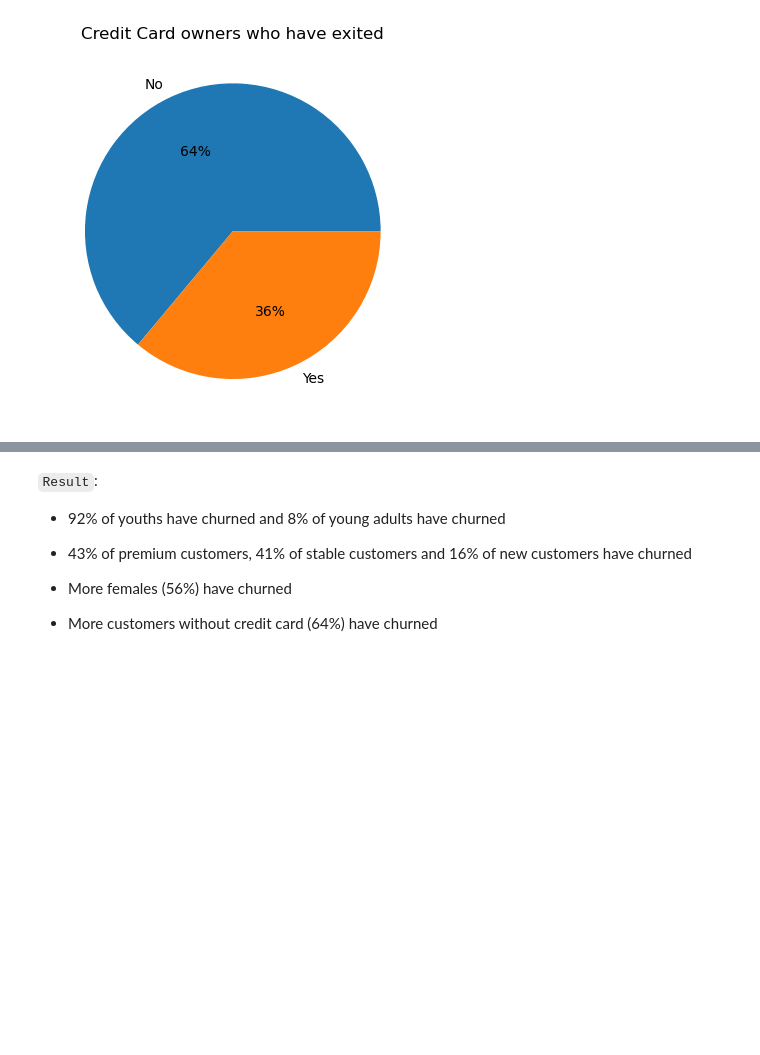
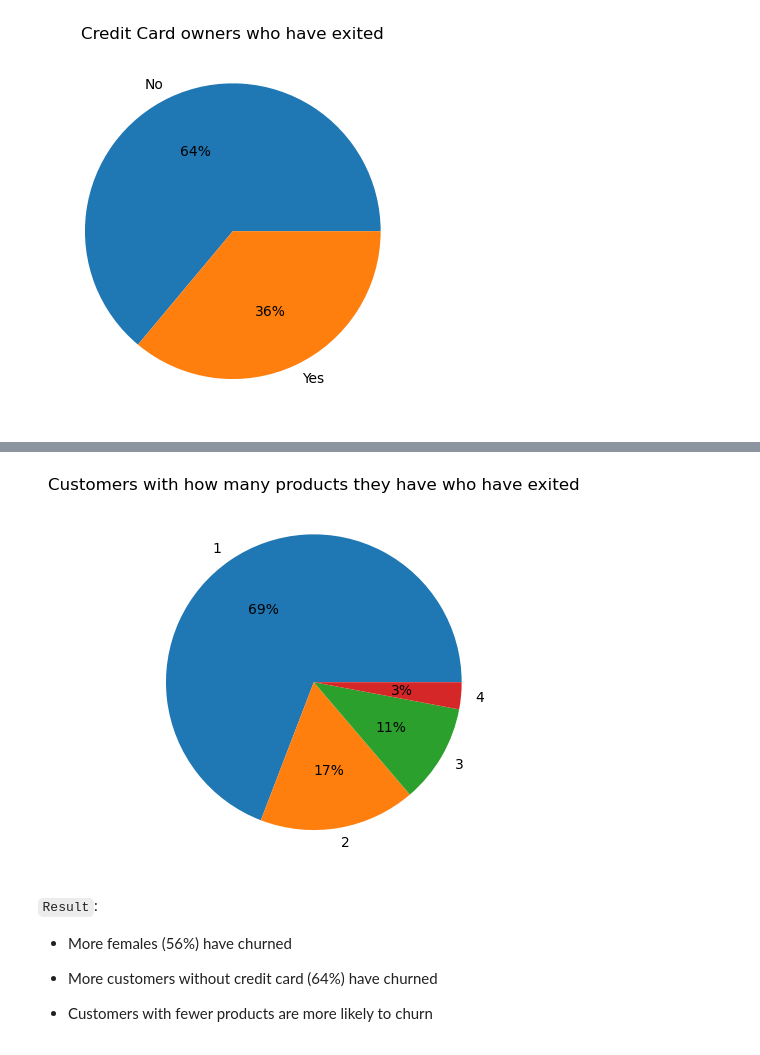
Before and after one commit to Abednego-py/ZinaPay-Bank-Customer-Analysis, a Jupyter notebook: Bank Customer Churn Data Analysis.ipynb, the cells around one changed output, grey strips where cells are left out. Saved outputs shown, nothing was run; the diff lists cells and outputs as text; code cells hidden in the pictures; blank space fills up the shorter version.

```diff
--- a/Bank Customer Churn Data Analysis.ipynb
+++ b/Bank Customer Churn Data Analysis.ipynb
@@ -1071,3 +1108,11 @@ result_cat
 plot_pie(result_cat.Exited_Count, result_cat['HasCrCard'], 'Credit Card owners who have exited')
 # %% [output]
 [figure]
+# %%
+# no of products
+
+
+result_cat = df.groupby(['NumOfProducts', 'Exited'], as_index=False)['Exited'].size().rename(columns={'size': 'Exited_Count'}).sort_values('Exited_Count', ascending=False)
+result_cat = result_cat[result_cat['Exited'] == 'Yes']
+
+result_cat
@@ -1074,10 +1125,12 @@ plot_pie(result_cat.Exited_Count, result_cat['HasCrCard'], 'Credit Card owners w
+# %%
+plot_pie(result_cat.Exited_Count, result_cat['NumOfProducts'], 'Customers with how many products they have who have exited')
+# %% [output]
+[figure, added]
 # %% [markdown]
 `Result`:
-
-- 92% of youths have churned and 8% of young adults have churned
-
-- 43% of premium customers, 41% of stable customers and 16% of new customers have churned
 
 - More females (56%) have churned
 
 - More customers without credit card (64%) have churned
+
+- Customers with fewer products are more likely to churn
```
Also changed, not shown: parts of 50 cells of this notebook, 1 other file.
